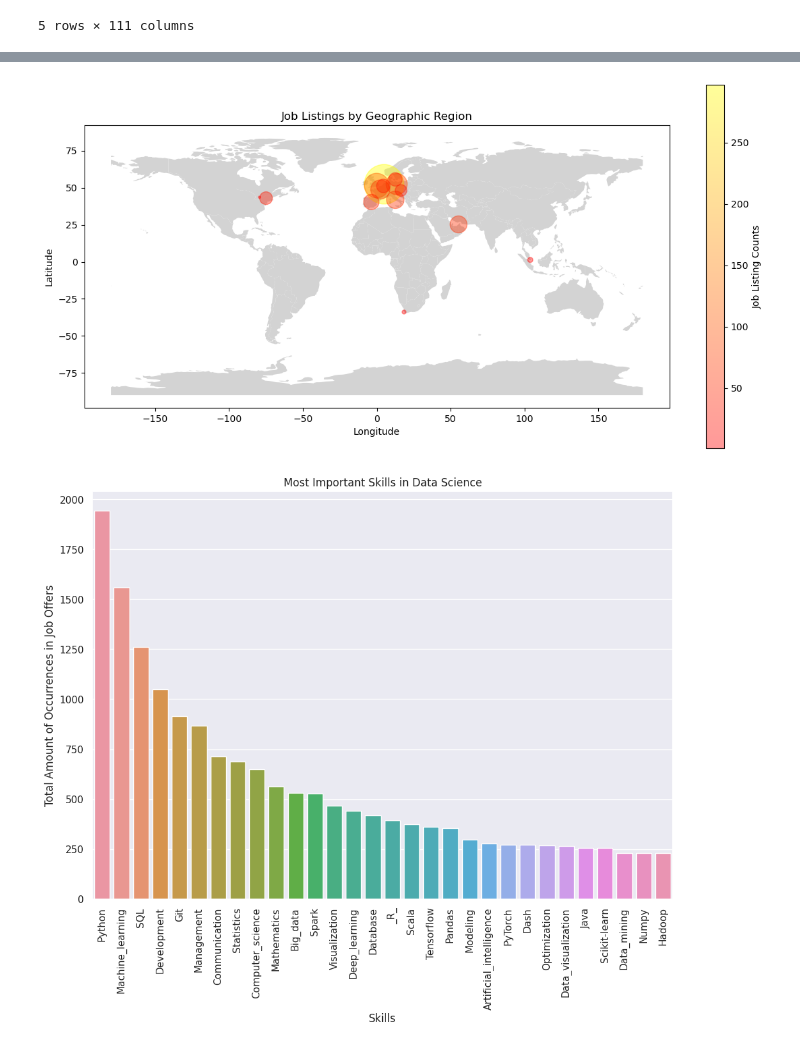
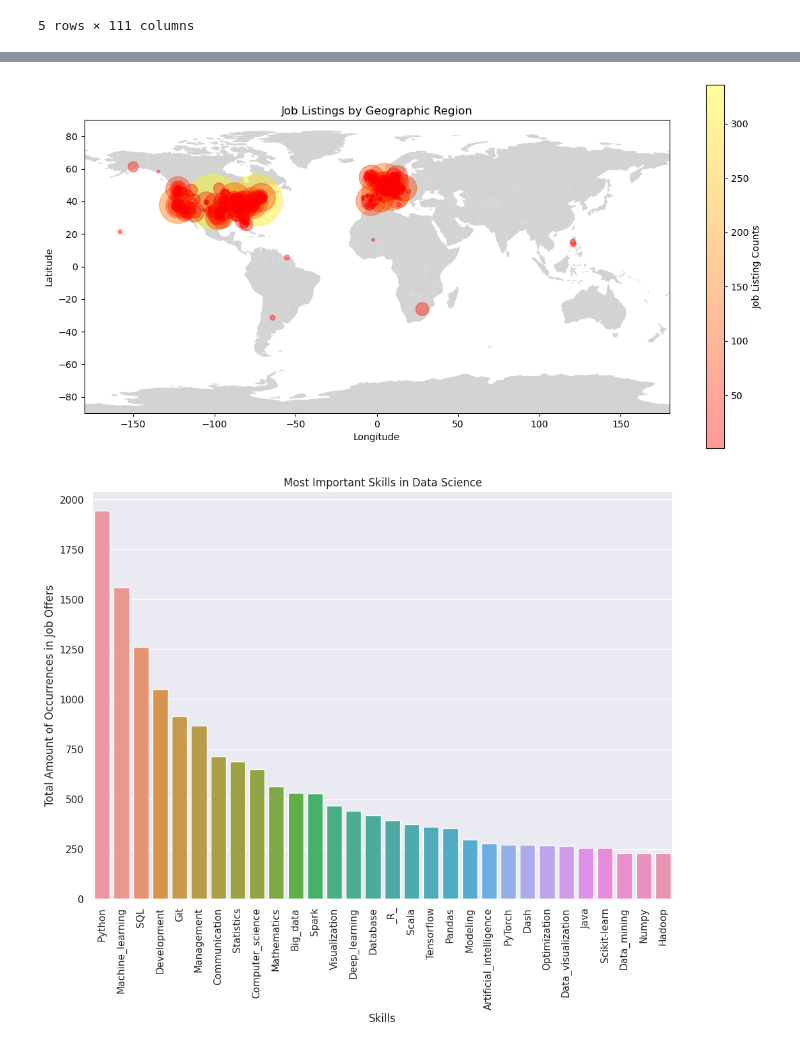
Before and after one commit to trav-d13/Data-Science-Job-Market-Analysis, a Jupyter notebook: Analysis.ipynb, the cells around one changed output, grey strips where cells are left out. Drawn from its saved outputs; the diff is of its cells as text; code cells hidden in the pictures.

Commit message:
Locations EDA on wolrdmap completed

```diff
--- a/Analysis.ipynb
+++ b/Analysis.ipynb
@@ -401,0 +376,19 @@ country_count.head(20)
+# %%
+locations_df = pd.read_csv('locations_cache.csv')
+locations_df.set_index('location', inplace=True)
+# %%
+location_count = df['location'].value_counts().reset_index()
+location_count.rename(columns={'index': 'location', 'location': 'location_count'},
+                                      inplace=True)
+
+def retrieve_coordinates(x):
+    location = x['location']
+    x['latitude'] = locations_df.loc[location, 'latitude']
+    x['longitude'] = locations_df.loc[location, 'longitude']
+    return x
+
+location_count = location_count.apply(retrieve_coordinates, axis=1)
+location_count = location_count[location_count.latitude != 'Not available']
+
+print(location_count.head())
+print(location_count.shape)
@@ -402,25 +403,30 @@ country_count.head(20)
 # %%
 ## Inspiration: https://towardsdatascience.com/easiest-way-to-plot-on-a-world-map-with-pandas-and-geopandas-325f6024949f ##
 
 worldmap = gpd.read_file(gpd.datasets.get_path("naturalearth_lowres"))
 
+
 fix, ax = plt.subplots(figsize=(14, 7))
 worldmap.plot(color="lightgrey", ax=ax)
 
-lat = country_count['latitude']
-long = country_count['longitude']
-listing_count = country_count['listing_count']
+lat = location_count['latitude'].astype(float)
+long = location_count['longitude'].astype(float)
+listing_count = location_count['location_count'].astype(float)
 
-plt.scatter(x=long, y=lat, s=listing_count * 6, c=listing_count, alpha=0.4, cmap='autumn')
+
+plt.scatter(x=long, y=lat, s=listing_count * 10, c=listing_count, alpha=0.4, cmap='autumn')
 plt.colorbar(label='Job Listing Counts')
+
+# Creating axis limits and title
+plt.xlim([-180, 180])
+plt.ylim([-90, 90])
 
 plt.title('Job Listings by Geographic Region')
 plt.xlabel('Longitude')
 plt.ylabel('Latitude')
-
 plt.show()
 # %% [output]
-[figure, old version]
+[figure, new version]
 # %%
 # Create bar-chart for top n skills
 
```
Also changed, not shown: parts of 28 cells of this notebook, 1 other file.
